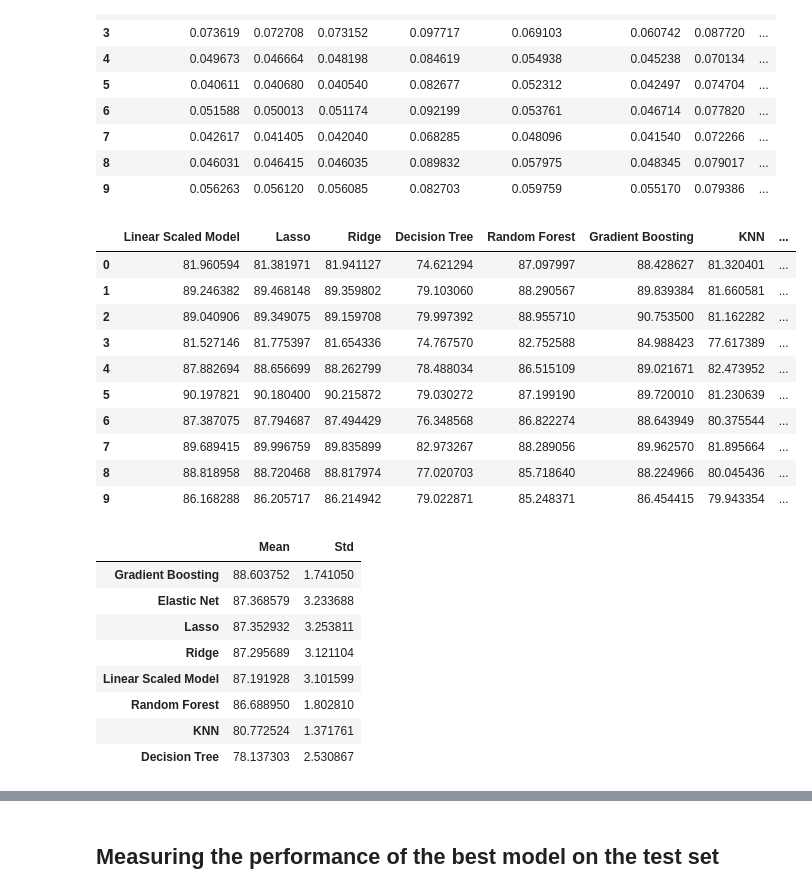
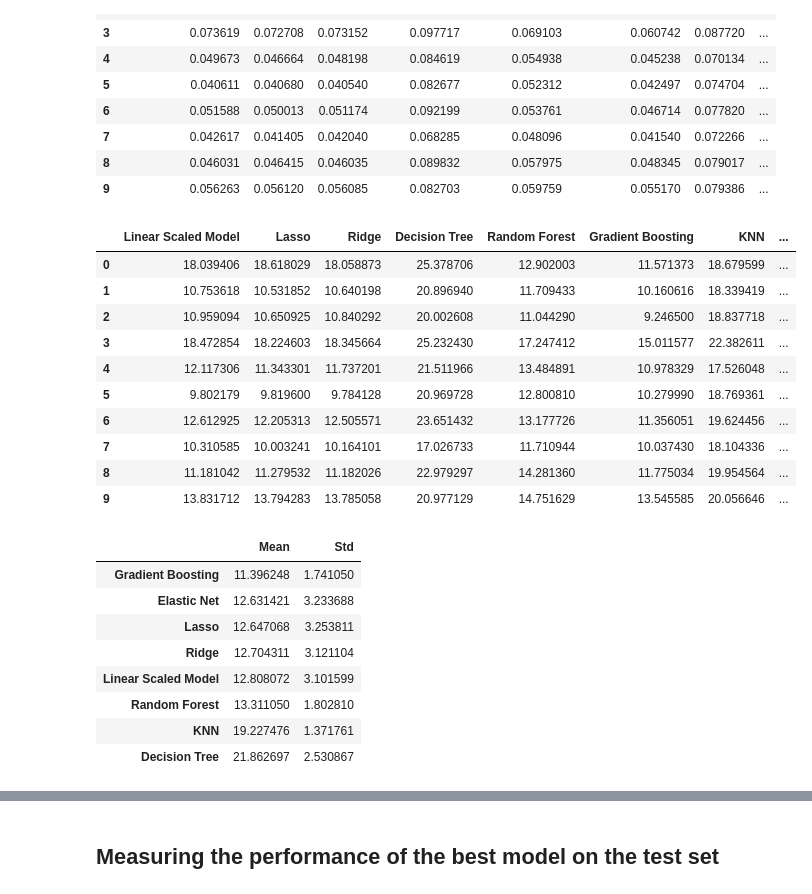
Before and after one commit to MekhyW/AmesHousingDataset, a Jupyter notebook: notebooks/05_model_optimizations.ipynb, the cells around one changed output, grey strips where cells are left out. Cells and saved outputs as stored; diff of their text form; code cells hidden in the pictures.

```diff
--- a/notebooks/05_model_optimizations.ipynb
+++ b/notebooks/05_model_optimizations.ipynb
@@ -461,44 +478,42 @@ scores
 # %%
 scores_adjusted = scores.copy()
 
 # for each value, convert to percent
 
 for col in scores_adjusted.columns:
     scores_adjusted[col] = 100 * (10**scores_adjusted[col] - 1)
-    # convert to accuracy
-    scores_adjusted[col] = 100 - scores_adjusted[col]
 
 scores_adjusted
 # %% [output]
 |  | Linear Scaled Model | Lasso | Ridge | Decision Tree | Random Forest | Gradient Boosting | KNN | ... |
-| 0 | 81.960594 | 81.381971 | 81.941127 | 74.621294 | 87.097997 | 88.428627 | 81.320401 | ... |
-| 1 | 89.246382 | 89.468148 | 89.359802 | 79.103060 | 88.290567 | 89.839384 | 81.660581 | ... |
-| 2 | 89.040906 | 89.349075 | 89.159708 | 79.997392 | 88.955710 | 90.753500 | 81.162282 | ... |
-| 3 | 81.527146 | 81.775397 | 81.654336 | 74.767570 | 82.752588 | 84.988423 | 77.617389 | ... |
-| 4 | 87.882694 | 88.656699 | 88.262799 | 78.488034 | 86.515109 | 89.021671 | 82.473952 | ... |
-| 5 | 90.197821 | 90.180400 | 90.215872 | 79.030272 | 87.199190 | 89.720010 | 81.230639 | ... |
-| 6 | 87.387075 | 87.794687 | 87.494429 | 76.348568 | 86.822274 | 88.643949 | 80.375544 | ... |
-| 7 | 89.689415 | 89.996759 | 89.835899 | 82.973267 | 88.289056 | 89.962570 | 81.895664 | ... |
-| 8 | 88.818958 | 88.720468 | 88.817974 | 77.020703 | 85.718640 | 88.224966 | 80.045436 | ... |
-| 9 | 86.168288 | 86.205717 | 86.214942 | 79.022871 | 85.248371 | 86.454415 | 79.943354 | ... |
+| 0 | 18.039406 | 18.618029 | 18.058873 | 25.378706 | 12.902003 | 11.571373 | 18.679599 | ... |
+| 1 | 10.753618 | 10.531852 | 10.640198 | 20.896940 | 11.709433 | 10.160616 | 18.339419 | ... |
+| 2 | 10.959094 | 10.650925 | 10.840292 | 20.002608 | 11.044290 | 9.246500 | 18.837718 | ... |
+| 3 | 18.472854 | 18.224603 | 18.345664 | 25.232430 | 17.247412 | 15.011577 | 22.382611 | ... |
+| 4 | 12.117306 | 11.343301 | 11.737201 | 21.511966 | 13.484891 | 10.978329 | 17.526048 | ... |
+| 5 | 9.802179 | 9.819600 | 9.784128 | 20.969728 | 12.800810 | 10.279990 | 18.769361 | ... |
+| 6 | 12.612925 | 12.205313 | 12.505571 | 23.651432 | 13.177726 | 11.356051 | 19.624456 | ... |
+| 7 | 10.310585 | 10.003241 | 10.164101 | 17.026733 | 11.710944 | 10.037430 | 18.104336 | ... |
+| 8 | 11.181042 | 11.279532 | 11.182026 | 22.979297 | 14.281360 | 11.775034 | 19.954564 | ... |
+| 9 | 13.831712 | 13.794283 | 13.785058 | 20.977129 | 14.751629 | 13.545585 | 20.056646 | ... |
 # %%
 # creating a new df with the mean and std of each model
 
 scores_mean_std = pd.DataFrame({'Mean': scores_adjusted.mean(),
                                 'Std': scores_adjusted.std()})
-scores_mean_std.sort_values(by='Mean', inplace=True, ascending=False)
+scores_mean_std.sort_values(by='Mean', inplace=True, ascending=True)
 
 scores_mean_std
 # %% [output]
 |  | Mean | Std |
-| Gradient Boosting | 88.603752 | 1.741050 |
-| Elastic Net | 87.368579 | 3.233688 |
-| Lasso | 87.352932 | 3.253811 |
-| Ridge | 87.295689 | 3.121104 |
-| Linear Scaled Model | 87.191928 | 3.101599 |
-| Random Forest | 86.688950 | 1.802810 |
-| KNN | 80.772524 | 1.371761 |
-| Decision Tree | 78.137303 | 2.530867 |
+| Gradient Boosting | 11.396248 | 1.741050 |
+| Elastic Net | 12.631421 | 3.233688 |
+| Lasso | 12.647068 | 3.253811 |
+| Ridge | 12.704311 | 3.121104 |
+| Linear Scaled Model | 12.808072 | 3.101599 |
+| Random Forest | 13.311050 | 1.802810 |
+| KNN | 19.227476 | 1.371761 |
+| Decision Tree | 21.862697 | 2.530867 |
 # %%
 base_line = scores_adjusted['Linear Scaled Model']
 
```
Also changed, not shown: parts of 25 cells of this notebook, 1 other file.
